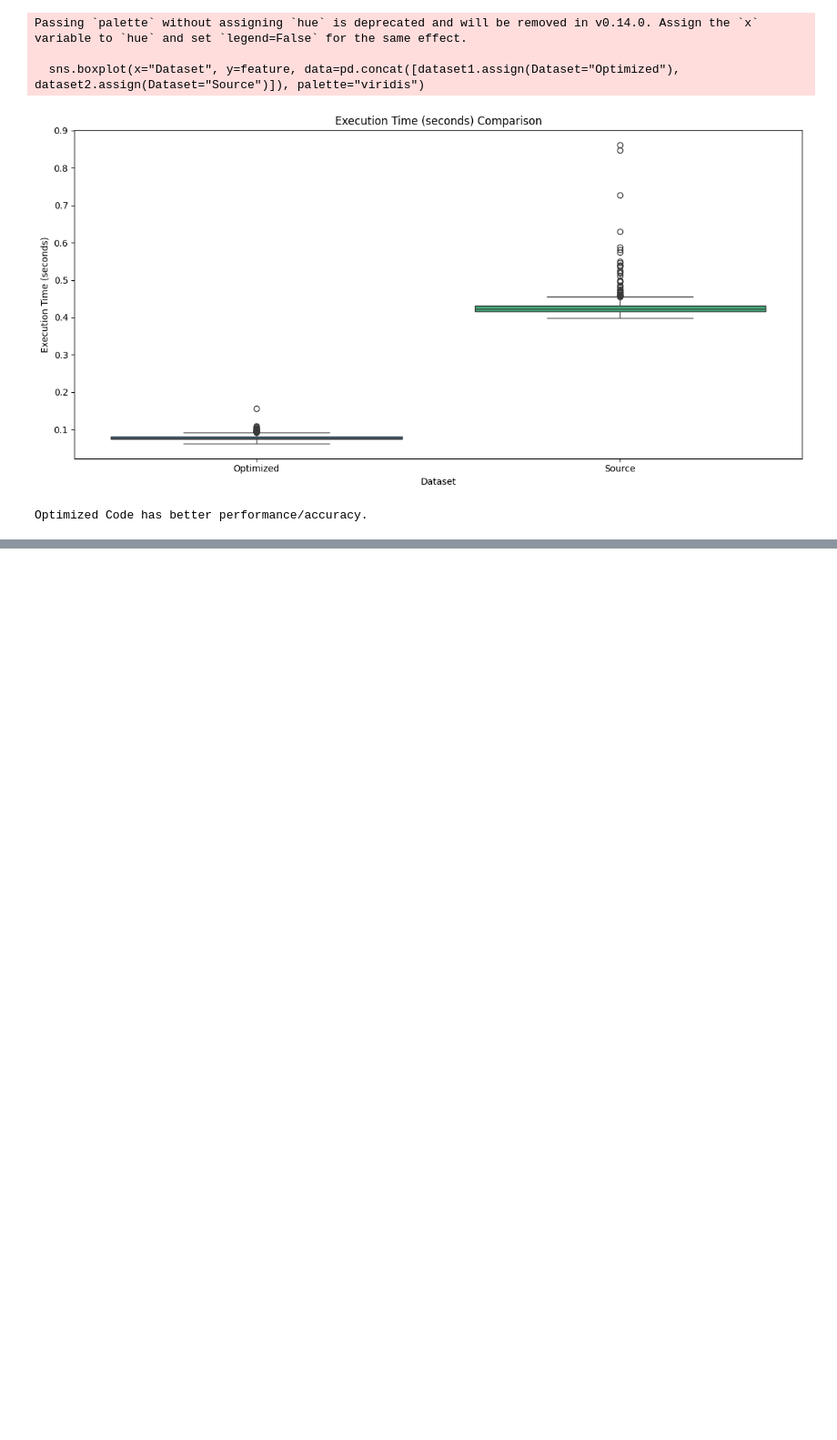
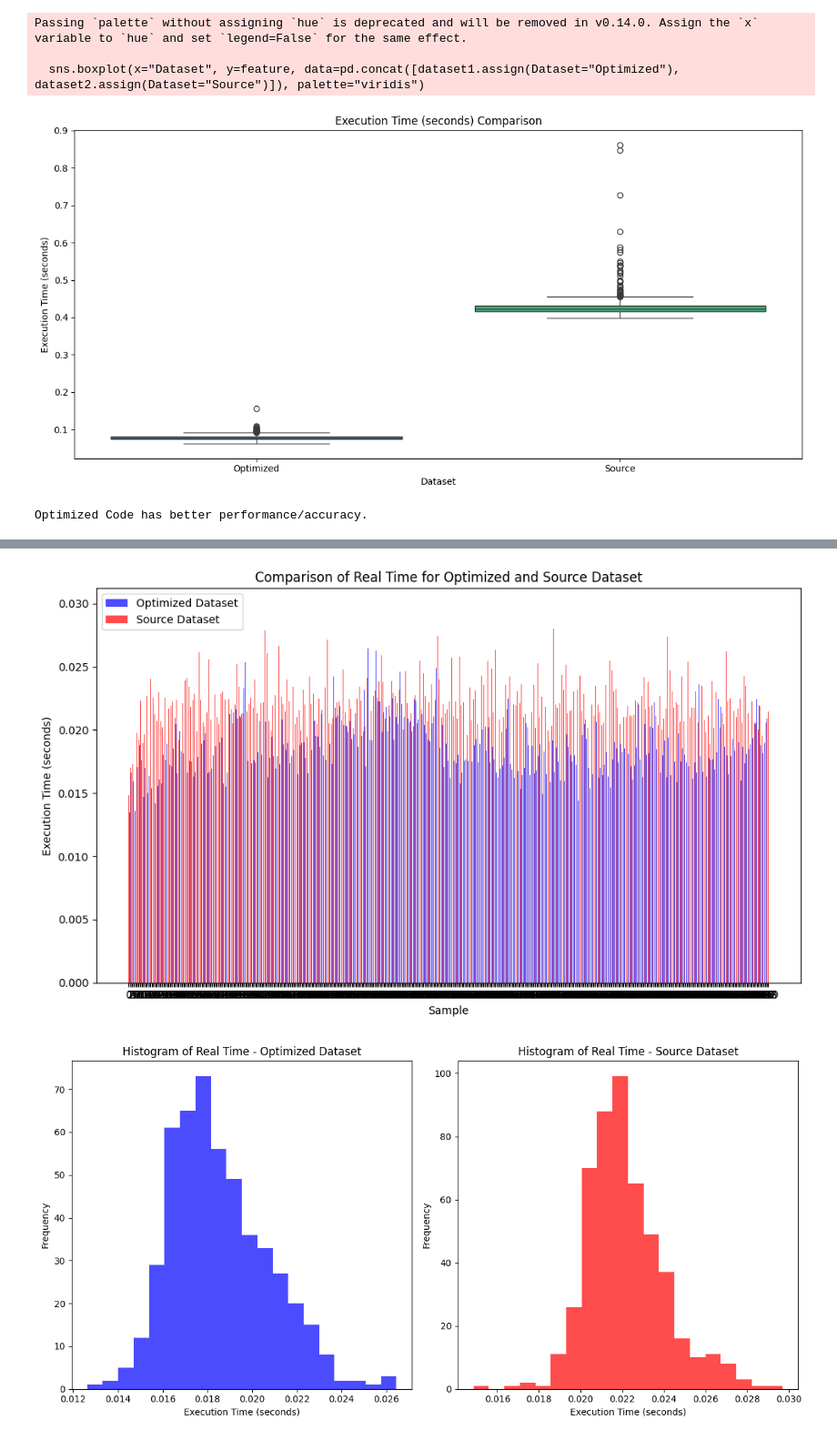
Before and after one commit to HR-Fahim/Enhanced-IR-Code-for-Compilation-Efficiency-with-LLVM-Clang, a Jupyter notebook: IR Code Analysis/IR Code Optimization Log Comparison.ipynb, the cells around one changed output, grey strips where cells are left out. Shown at 91% size. Cells and saved outputs as stored; diff of their text form; code cells hidden in the pictures; blank space fills up the shorter version.

```diff
--- a/IR Code Analysis/IR Code Optimization Log Comparison.ipynb
+++ b/IR Code Analysis/IR Code Optimization Log Comparison.ipynb
@@ -501,0 +560,53 @@ Optimized Code has better performance/accuracy.
+# %%
+import pandas as pd
+import matplotlib.pyplot as plt
+
+# Load the first dataset
+optimized_dataset = pd.read_csv("/mnt/c/Users/Asus/Desktop/CSE425/Project/Enhanced-IR-Code-for-Compilation-Efficiency-with-LLVM-Clang/Decision-Tree/optimized/execution_times.csv")
+dataset1 = optimized_dataset  # Create a copy of the original dataset
+
+# Load the second dataset
+source_dataset = pd.read_csv("/mnt/c/Users/Asus/Desktop/CSE425/Project/Enhanced-IR-Code-for-Compilation-Efficiency-with-LLVM-Clang/Decision-Tree/source/execution_times.csv")
+dataset2 = source_dataset  # Create a copy of the original dataset
+
+# Assuming both datasets have columns "Real Time," "User Time," and "Sys Time"
+
+# Create a side-by-side bar chart for comparison
+plt.figure(figsize=(10, 6))
+
+# Bar width and positions for the two datasets
+bar_width = 0.35
+index = range(len(dataset1))
+
+plt.bar(index, dataset1['Execution Time (seconds)'], bar_width, label='Optimized Dataset', color='blue', alpha=0.7)
+plt.bar([i + bar_width for i in index], dataset2['Execution Time (seconds)'], bar_width, label='Source Dataset', color='red', alpha=0.7)
+
+plt.xlabel('Sample')
+plt.ylabel('Execution Time (seconds)')
+plt.title('Comparison of Real Time for Optimized and Source Dataset')
+plt.xticks([i + bar_width/2 for i in index], index)
+plt.legend()
+plt.tight_layout()
+
+plt.show()
+
+# Create histograms for each dataset
+plt.figure(figsize=(12, 6))
+
+plt.subplot(1, 2, 1)
+plt.hist(dataset1['Execution Time (seconds)'], bins=20, color='blue', alpha=0.7)
+plt.xlabel('Execution Time (seconds)')
+plt.ylabel('Frequency')
+plt.title('Histogram of Real Time - Optimized Dataset')
+
+plt.subplot(1, 2, 2)
+plt.hist(dataset2['Execution Time (seconds)'], bins=20, color='red', alpha=0.7)
+plt.xlabel('Execution Time (seconds)')
+plt.ylabel('Frequency')
+plt.title('Histogram of Real Time - Source Dataset')
+
+plt.tight_layout()
+plt.show()
+# %% [output]
+[figure, added]
+[figure, added]
```
Also changed, not shown: parts of 3 cells of this notebook, 16 other files.
